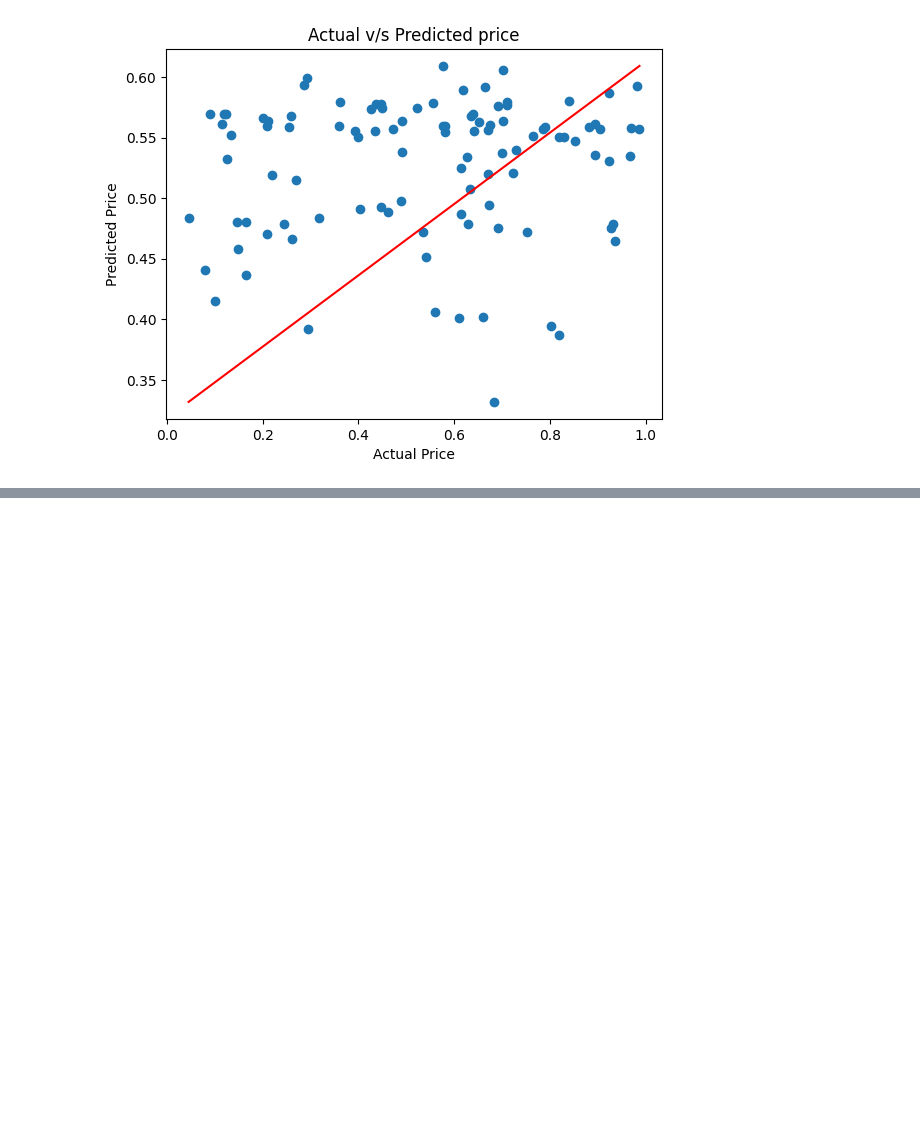
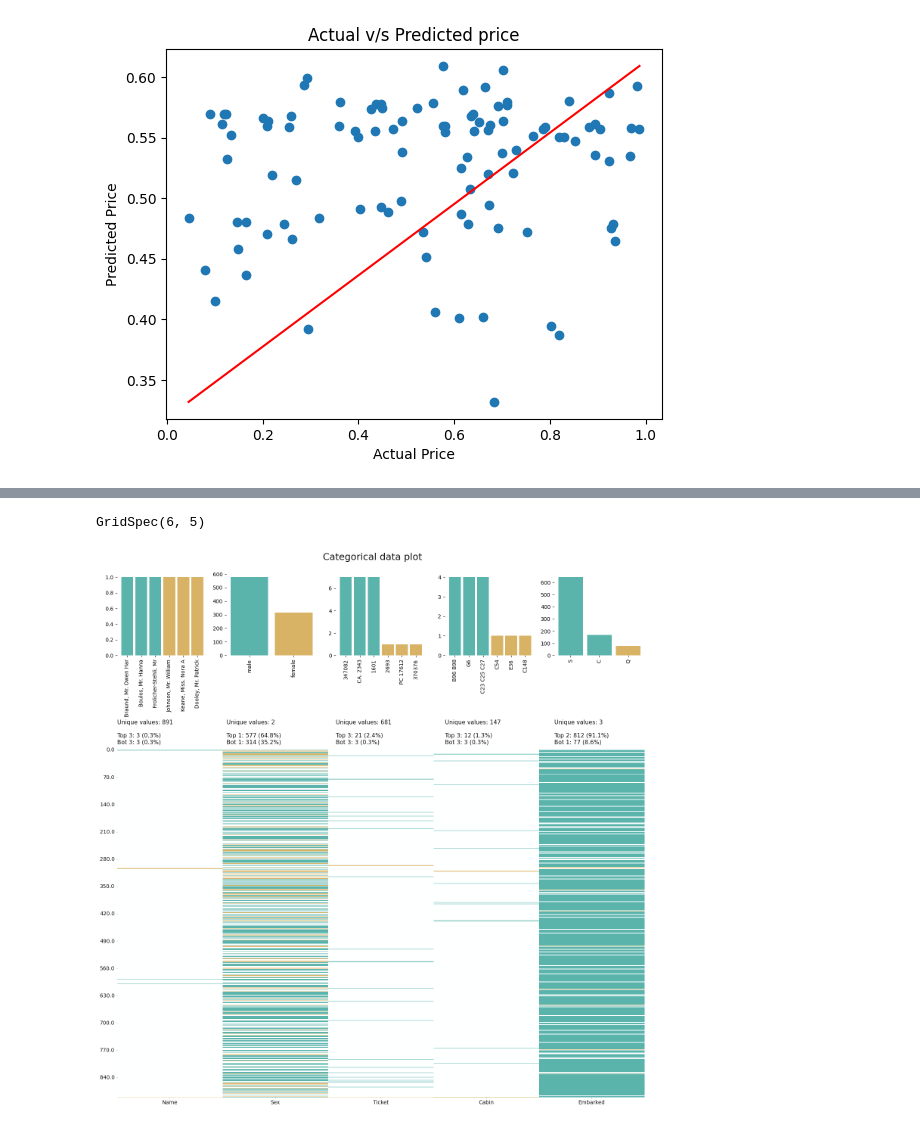
Before and after one commit to sujataprasad01/ML-Predicting-the-House-price, a Jupyter notebook: Predicting_the_House_price.ipynb, the cells around one changed output, grey strips where cells are left out. Saved outputs shown, nothing was run; the diff lists cells and outputs as text; code cells hidden in the pictures; blank space fills up the shorter version.

```diff
--- a/Predicting_the_House_price.ipynb
+++ b/Predicting_the_House_price.ipynb
@@ -504,0 +549,2 @@ Text(0.5, 1.0, 'Actual v/s Predicted price')
+# %%
+df2=pd.read_csv("https://raw.githubusercontent.com/agconti/kaggle-titanic/master/data/train.csv")
@@ -504,0 +565,5 @@ Text(0.5, 1.0, 'Actual v/s Predicted price')
+# %%
+klib.cat_plot(df2)
+# %% [output]
+GridSpec(6, 5)
+[figure, added]
```
Also changed, not shown: parts of 13 cells of this notebook.
